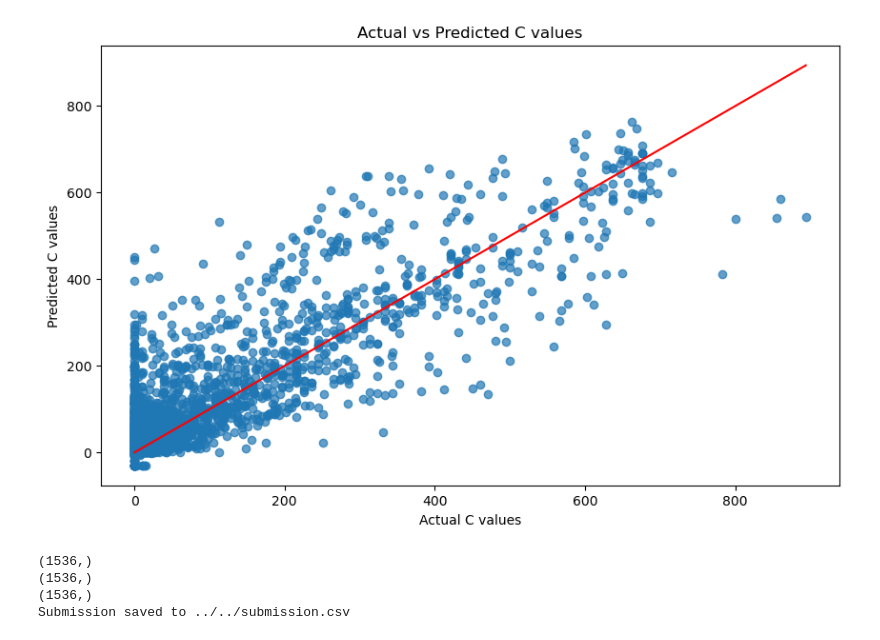
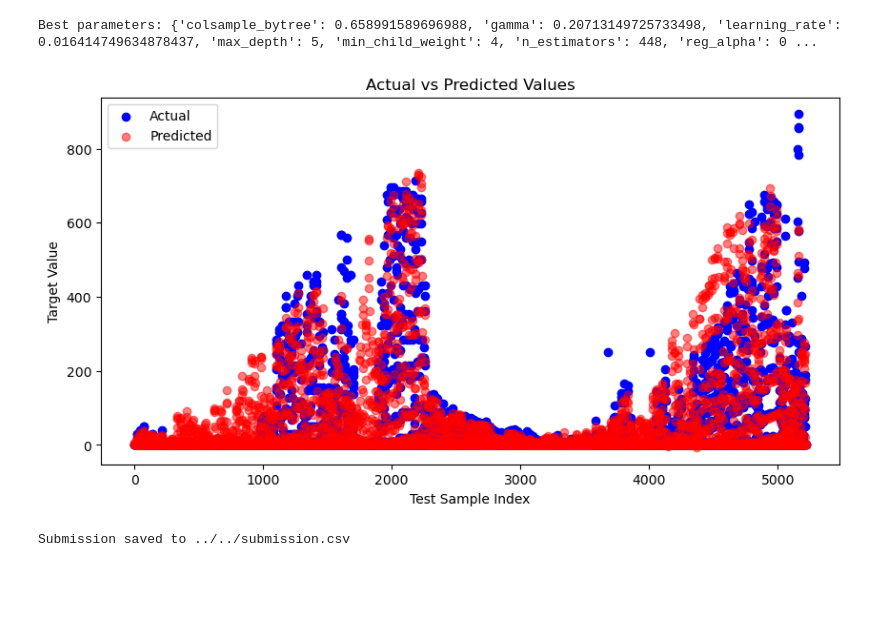
Before and after one commit to TDT4173-MPC/TDT4173-MPC, a Jupyter notebook: Petter/models/XGBoost.ipynb, the cells around one changed output. Saved outputs shown, nothing was run; the diff lists cells and outputs as text; code cells hidden in the pictures; blank space fills up the shorter version.

```diff
--- a/Petter/models/XGBoost.ipynb
+++ b/Petter/models/XGBoost.ipynb
@@ -163,20 +233,0 @@ test_A
-# %%
-A = A.loc[:, columns_A]
-
-# Select only the columns specified in columns_B for dataset B
-B = B.loc[:, columns_B]
-
-# Select only the columns specified in columns_C for dataset C
-C = C.loc[:, columns_C]
-
-# Also, apply the same column filtering for your test sets:
-features_A = [col for col in columns_A if col != "pv_measurement"]
-features_B = [col for col in columns_B if col != "pv_measurement"]
-features_C = [col for col in columns_C if col != "pv_measurement"]
-
-# Now use these feature lists to select columns from the test data
-test_A = test_A[features_A]
-test_B = test_B[features_B]
-test_C = test_C[features_C]
-
-print(test_A.shape)
@@ -404,32 +539,22 @@ Fitting with middle parameters...
+# %%
+print(f'Best parameters: {best_params}')
+# %% [output]
+Best parameters: {'colsample_bytree': 0.658991589696988, 'gamma': 0.20713149725733498, 'learning_rate': 0.016414749634878437, 'max_depth': 5, 'min_child_weight': 4, 'n_estimators': 448, 'reg_alpha': 0 ...
 # %%
-# Get predictions for the test set (already have y_test_C for actual values)
-y_pred_C_test = xgb_C.predict(X_test_C)
+# Get predictions for the test set (already have y_test_B for actual values)
+y_pred_C_test = xgb_C_optimized.predict(X_test_C)
 
-# Plot actual vs predicted values
-plt.figure(figsize=(10, 6))
-plt.scatter(y_test_C, y_pred_C_test, alpha=0.7)
-plt.xlabel('Actual C values')
-plt.ylabel('Predicted C values')
-plt.title('Actual vs Predicted C values')
-plt.plot([min(y_test_C), max(y_test_C)], [min(y_test_C), max(y_test_C)], color='red')  # Diagonal line
+plt.figure(figsize=(10,5))
+plt.scatter(range(len(y_test_C)), y_test_C, color='blue', label='Actual')
+plt.scatter(range(len(y_pred_C_test)), y_pred_C_test, color='red', label='Predicted', alpha=0.5)
+plt.title('Actual vs Predicted Values')
+plt.xlabel('Test Sample Index')
+plt.ylabel('Target Value')
+plt.legend()
 plt.show()
 # %% [output]
-[figure, old version]
+[figure, new version]
-# %%
-# Assuming pred_A, pred_B, and pred_C are your prediction arrays
-print(pred_A.shape)  # Check if pred_A is 1-D; it should look like (n_samples,)
-print(pred_B.shape)  # Check if pred_B is 1-D; it should look like (n_samples,)
-print(pred_C.shape)  # Check if pred_C is 1-D; it should look like (n_samples,)
-
-# If they are not 1-D, you can flatten them using ravel() or flatten()
-pred_A = pred_A.ravel()
-pred_B = pred_B.ravel()
-pred_C = pred_C.ravel()
-
-# Then try creating your submission again
-create_submission(pred_A, pred_B, pred_C, output_file="../../submission.csv")
-# %% [output]
-(1536,)
-(1536,)
-(1536,)
-Submission saved to ../../submission.csv
+# %%
+create_submission(pred_A, pred_B, pred_C, output_file="../../submission.csv")
+# %% [output]
+Submission saved to ../../submission.csv
```
Also changed, not shown: parts of 13 cells of this notebook, 6 other files.
